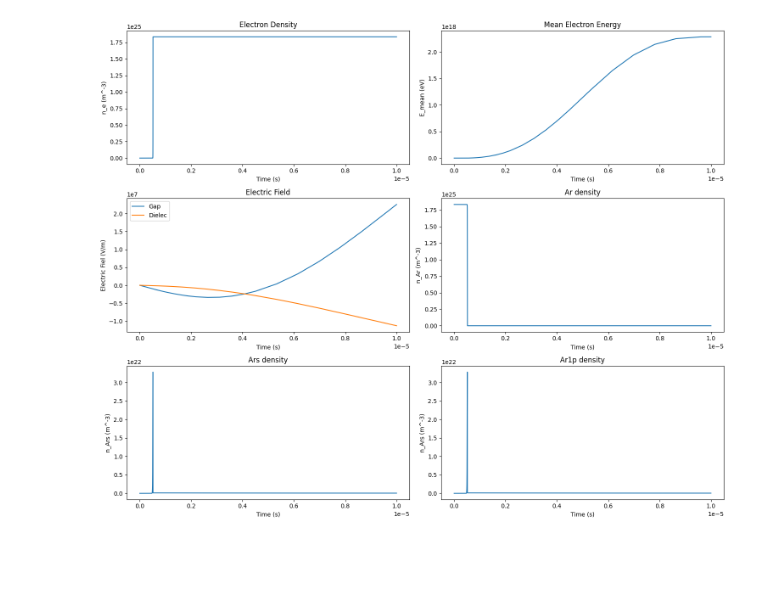
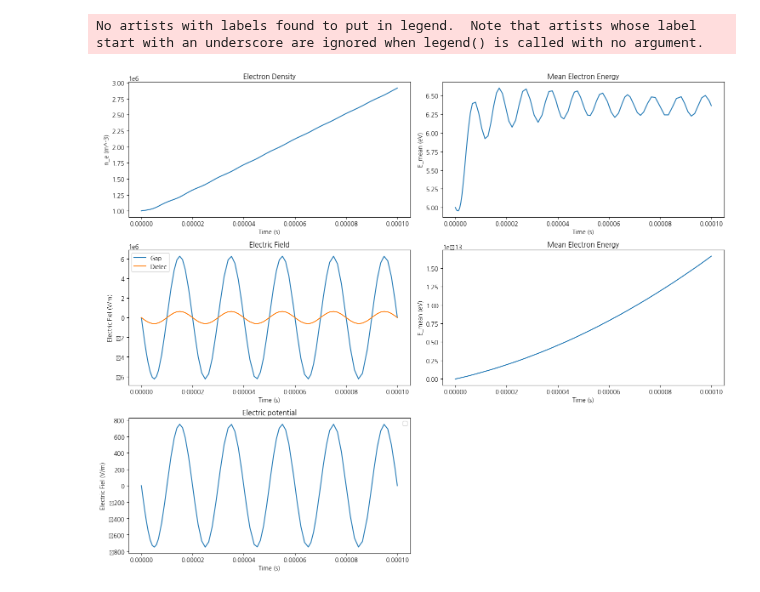
Before and after one commit to 100sjun/repos_python, a Jupyter notebook: Project/DBD Plasma/DBD.ipynb, the cells around one changed output. Saved outputs shown, nothing was run; the diff lists cells and outputs as text; code cells hidden in the pictures; blank space fills up the shorter version.

Commit message:
space charge density 계산 필요

```diff
--- a/Project/DBD Plasma/DBD.ipynb
+++ b/Project/DBD Plasma/DBD.ipynb
@@ -246,7 +245,7 @@ en0 = 5 * n_e0
 sigma_s0 = 0
 # %%
 # 시간 그리드
-tend= 1e-5
+tend= 1e-4
 t_span = (0,tend)
 
 # 시뮬레이션 실행
@@ -278,47 +277,47 @@ plt.figure(figsize=(15, 12))
 plt.subplot(321)
 plt.plot(sol.t, sol.y[0])
 plt.title('Electron Density')
 plt.xlabel('Time (s)')
 plt.ylabel('n_e (m^-3)')
 
 plt.subplot(322)
 plt.plot(sol.t, sol.y[4]/sol.y[0])
 plt.title('Mean Electron Energy')
 plt.xlabel('Time (s)')
 plt.ylabel('E_mean (eV)')
 
 plt.subplot(323)
 V_applied = -V0 * np.sin(w0 * sol.t)
-A = np.array([[eps0*epsr, -eps0],[2*ddiel,dgap]])
-B = np.array([sol.y[5], V_applied])
-E_diel, E_gap = np.linalg.solve(A, B)
+A = np.array([[dgap,2*ddiel],[dgap*eps0,-ddiel*eps0*epsr]])
+B = np.array([V_applied, sol.y[5]])
+E_gap, E_diel = np.linalg.solve(A, B)
 plt.plot(sol.t, E_gap, label='Gap')
 plt.plot(sol.t, E_diel, label='Dielec')
 plt.title('Electric Field')
 plt.legend()
 plt.xlabel('Time (s)')
 plt.ylabel('Electric Fiel (V/m)')
 
 plt.subplot(324)
-plt.plot(sol.t, sol.y[1])
-plt.title('Ar density')
+plt.plot(sol.t, sol.y[5])
+plt.title('Mean Electron Energy')
 plt.xlabel('Time (s)')
-plt.ylabel('n_Ar (m^-3)')
+plt.ylabel('E_mean (eV)')
+
 
 plt.subplot(325)
-plt.plot(sol.t, sol.y[2])
-plt.title('Ars density')
+V_applied = -V0 * np.sin(w0 * sol.t)
+A = np.array([[dgap, 2*ddiel],[dgap*eps0,-ddiel*eps0*epsr]])
+B = np.array([V_applied, sol.y[5]])
+E_gap, E_diel = np.linalg.solve(A, B)
+plt.plot(sol.t, E_gap*dgap + E_diel*2*ddiel)
+plt.title('Electric potential')
+plt.legend()
 plt.xlabel('Time (s)')
-plt.ylabel('n_Ars (m^-3)')
-
-plt.subplot(326)
-plt.plot(sol.t, sol.y[2])
-plt.title('Ar1p density')
-plt.xlabel('Time (s)')
-plt.ylabel('n_Ars (m^-3)')
-
+plt.ylabel('Electric Fiel (V/m)')
 
 plt.tight_layout()
 plt.show()
 # %% [output]
+No artists with labels found to put in legend.  Note that artists whose label start with an underscore are ignored when legend() is called with no argument.
-[figure, old version]
+[figure, new version]
```
Also changed, not shown: parts of 6 cells of this notebook.
